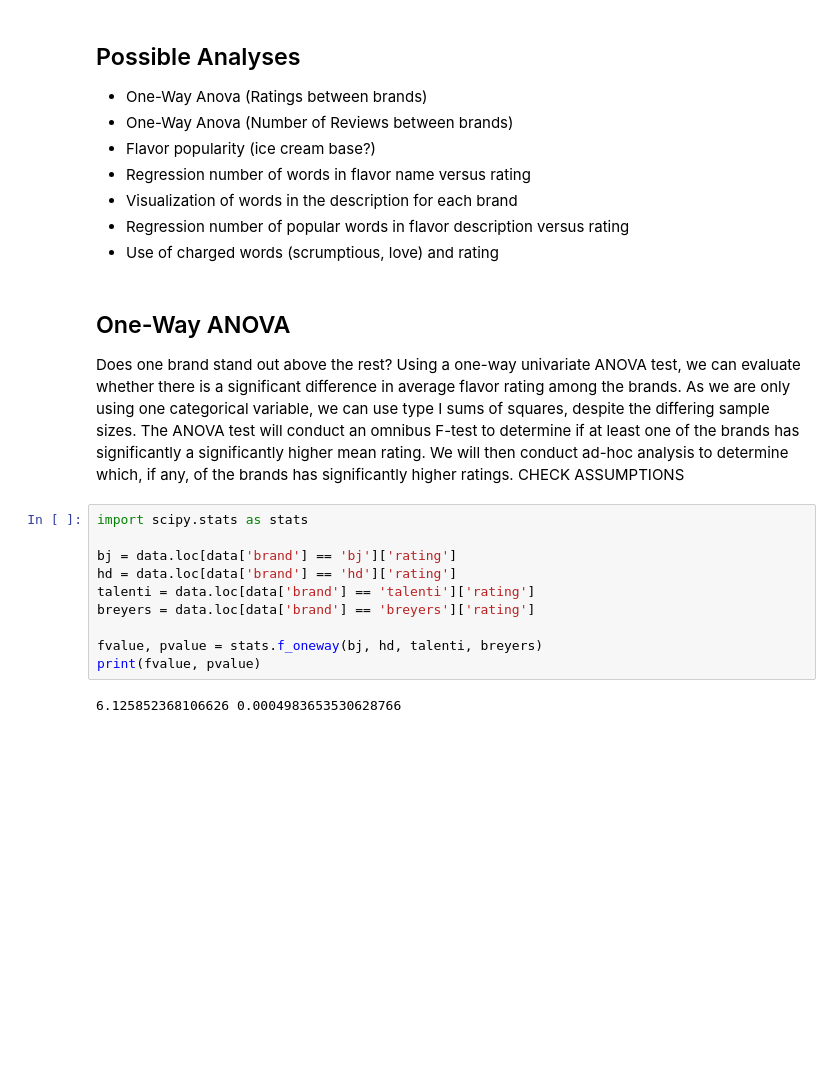
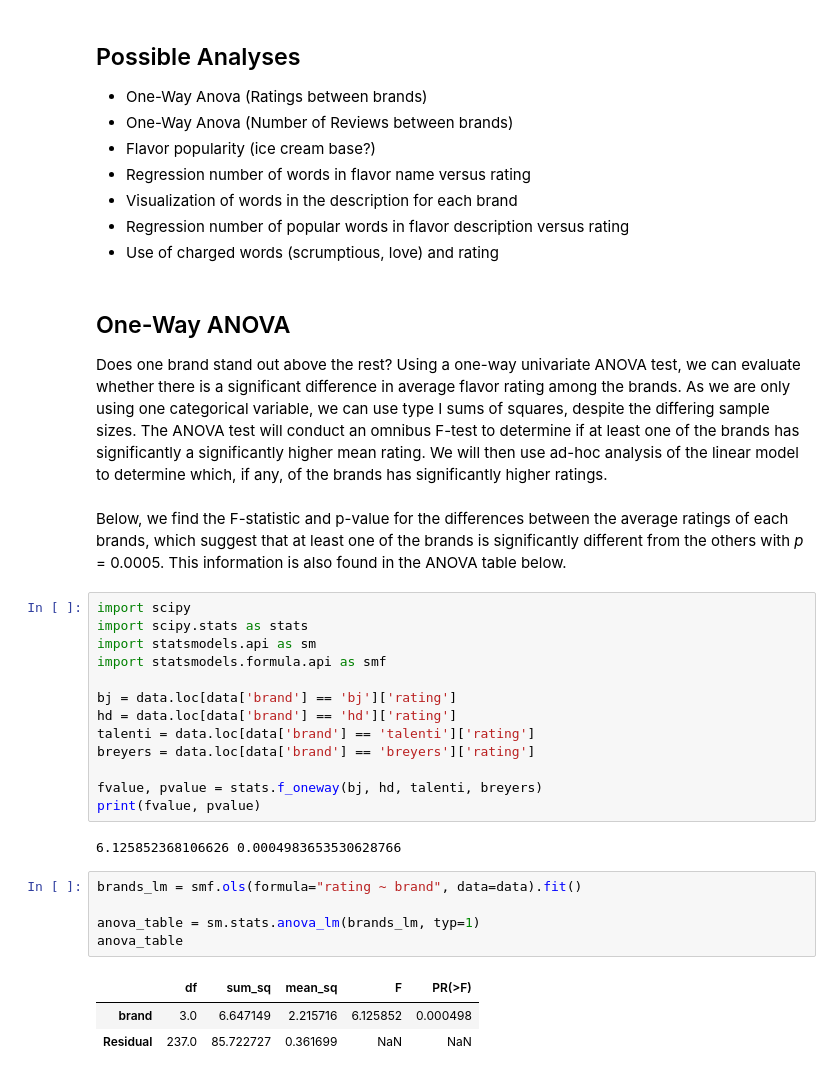
Before and after one commit to laurenbastian/Ice-Cream-Analysis, a Jupyter notebook: Ice Cream Analysis.ipynb, the cells around one changed output. Drawn from its saved outputs; the diff is of its cells as text; blank space fills up the shorter version.

```diff
--- a/Ice Cream Analysis.ipynb
+++ b/Ice Cream Analysis.ipynb
@@ -177,9 +180,14 @@ ax.set_xticklabels(['Ben & Jerry\'s', 'Häagen-Dazs', 'Talenti', 'Breyers'])
 # %% [markdown]
 ## One-Way ANOVA
 
-Does one brand stand out above the rest? Using a one-way univariate ANOVA test, we can evaluate whether there is a significant difference in average flavor rating among the brands. As we are only using one categorical variable, we can use type I sums of squares, despite the differing sample sizes. The ANOVA test will conduct an omnibus F-test to determine if at least one of the brands has significantly a significantly higher mean rating. We will then conduct ad-hoc analysis to determine which, if any, of the brands has significantly higher ratings. CHECK ASSUMPTIONS
+Does one brand stand out above the rest? Using a one-way univariate ANOVA test, we can evaluate whether there is a significant difference in average flavor rating among the brands. As we are only using one categorical variable, we can use type I sums of squares, despite the differing sample sizes. The ANOVA test will conduct an omnibus F-test to determine if at least one of the brands has significantly a significantly higher mean rating. We will then use ad-hoc analysis of the linear model to determine which, if any, of the brands has significantly higher ratings.
+# %% [markdown]
+Below, we find the F-statistic and p-value for the differences between the average ratings of each brands, which suggest that at least one of the brands is significantly different from the others with _p_ = 0.0005. This information is also found in the ANOVA table below.
 # %%
+import scipy
 import scipy.stats as stats
+import statsmodels.api as sm
+import statsmodels.formula.api as smf
 
 bj = data.loc[data['brand'] == 'bj']['rating']
 hd = data.loc[data['brand'] == 'hd']['rating']
@@ -190,3 +198,12 @@ fvalue, pvalue = stats.f_oneway(bj, hd, talenti, breyers)
 print(fvalue, pvalue)
 # %% [output]
 6.125852368106626 0.0004983653530628766
+# %%
+brands_lm = smf.ols(formula="rating ~ brand", data=data).fit()
+
+anova_table = sm.stats.anova_lm(brands_lm, typ=1)
+anova_table
+# %% [output]
+|  | df | sum_sq | mean_sq | F | PR(>F) |
+| brand | 3.0 | 6.647149 | 2.215716 | 6.125852 | 0.000498 |
+| Residual | 237.0 | 85.722727 | 0.361699 | NaN | NaN |
```
Also changed, not shown: parts of 18 cells of this notebook.
